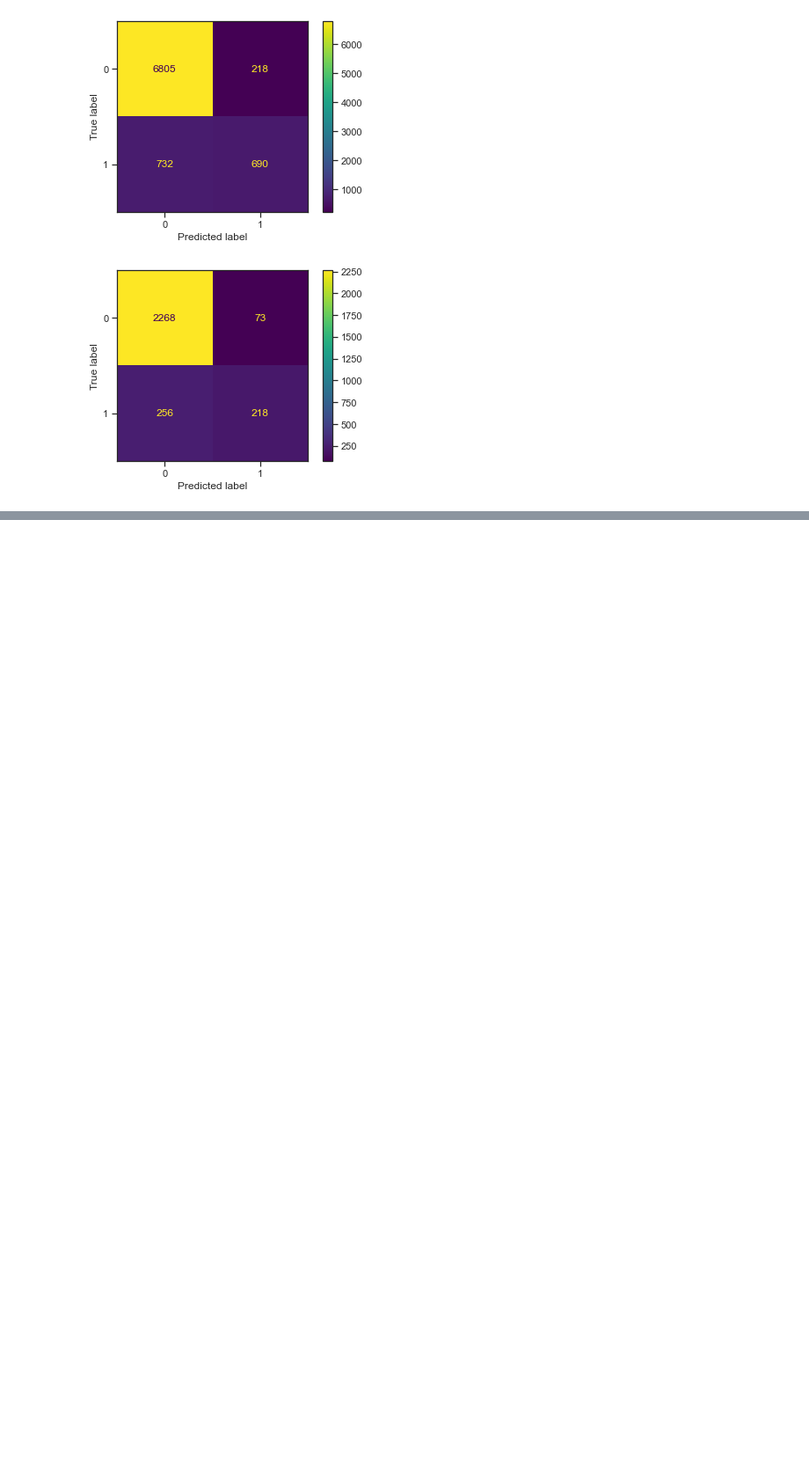
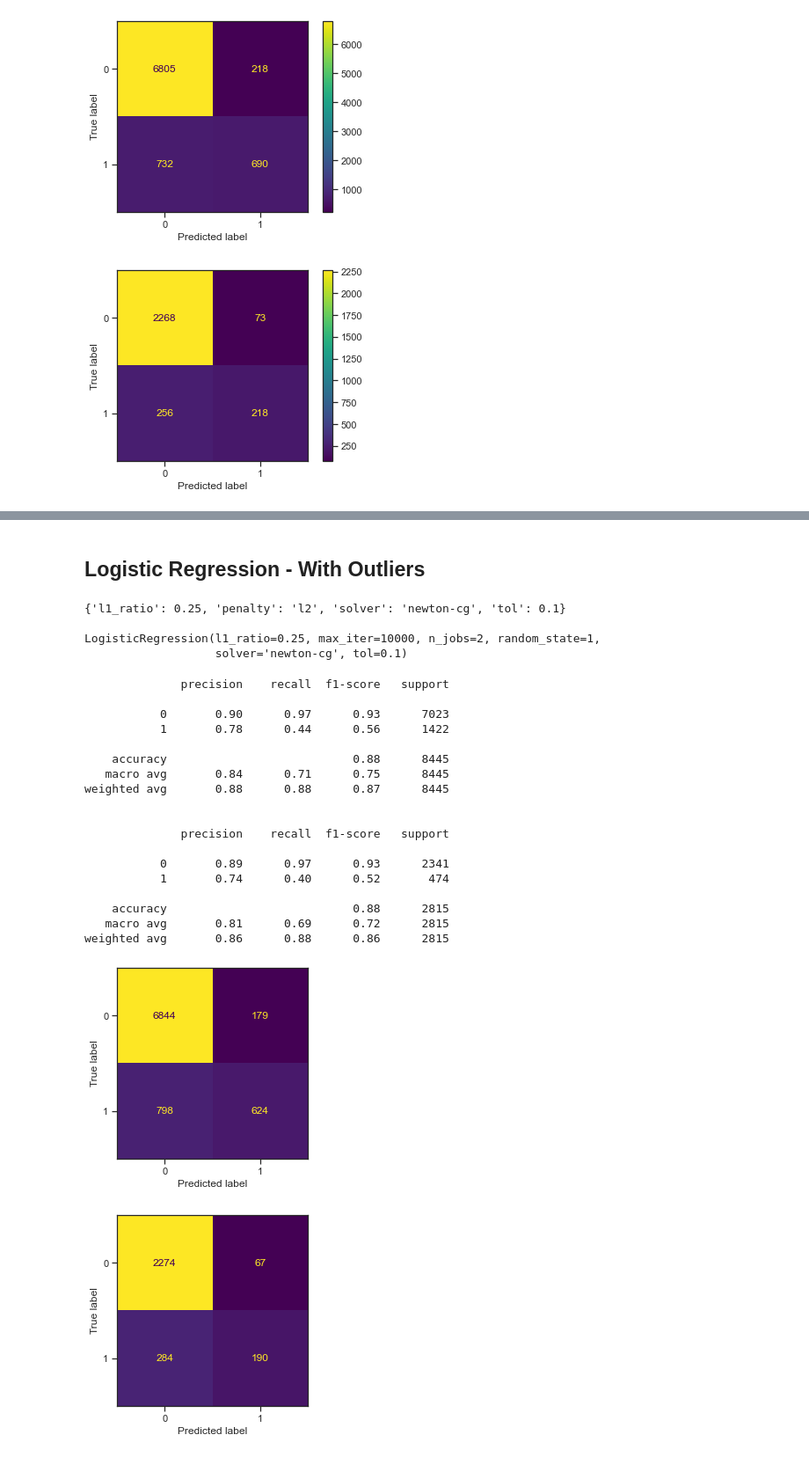
Before and after one commit to sainadh6414/datascience, a Jupyter notebook: _11_Capstone/Sai_Komaravolu_PN2.ipynb, the cells around one changed output, grey strips where cells are left out. Shown at 88% size. Saved outputs shown, nothing was run; the diff lists cells and outputs as text; code cells hidden in the pictures; blank space fills up the shorter version.

```diff
--- a/_11_Capstone/Sai_Komaravolu_PN2.ipynb
+++ b/_11_Capstone/Sai_Komaravolu_PN2.ipynb
@@ -1548,0 +1465,63 @@ print(classification_report(y_test, ytest_predict),'\n');
+# %% [markdown]
+## Logistic Regression - With Outliers
+# %%
+from sklearn.model_selection import train_test_split,GridSearchCV
+from sklearn.linear_model import LogisticRegression
+
+grid={'penalty':['l2','none','l1','elasticnet'],
+      'solver':['sag','lbfgs','saga','newton-cg','liblinear'],
+      'tol':[0.1, 0.01, 0.001], # 0.1, 0.01,0.001,
+     'l1_ratio':[0.25,0.5,0.75]} #'max_iter':[100,1000,10000]
+
+model = LogisticRegression(max_iter=10000,n_jobs=2,random_state=1)
+
+grid_search = GridSearchCV(estimator = model, param_grid = grid, cv = 3,n_jobs=-1,scoring='f1')
+
+grid_search.fit(X_train, y_train)
+
+print(grid_search.best_params_,'\n')
+print(grid_search.best_estimator_)
+# %% [output]
+{'l1_ratio': 0.25, 'penalty': 'l2', 'solver': 'newton-cg', 'tol': 0.1}
+
+LogisticRegression(l1_ratio=0.25, max_iter=10000, n_jobs=2, random_state=1,
+                   solver='newton-cg', tol=0.1)
+# %%
+best_model = LogisticRegression(max_iter=10000,n_jobs=2,random_state=1,
+                               l1_ratio=0.25,penalty='l2',
+                               solver='newton-cg', tol=0.1)
+
+best_model.fit(X_train,y_train)
+
+
+ytrain_predict = best_model.predict(X_train)
+ytest_predict = best_model.predict(X_test)
+
+## Confusion matrix on the training data
+plot_confusion_matrix(best_model,X_train,y_train, colorbar=False)
+print(classification_report(y_train, ytrain_predict),'\n')
+
+## Confusion matrix on the test data
+plot_confusion_matrix(best_model,X_test,y_test, colorbar=False)
+print(classification_report(y_test, ytest_predict),'\n');
+# %% [output]
+              precision    recall  f1-score   support
+
+           0       0.90      0.97      0.93      7023
+           1       0.78      0.44      0.56      1422
+
+    accuracy                           0.88      8445
+   macro avg       0.84      0.71      0.75      8445
+weighted avg       0.88      0.88      0.87      8445
+
+
+              precision    recall  f1-score   support
+
+           0       0.89      0.97      0.93      2341
+           1       0.74      0.40      0.52       474
+
+    accuracy                           0.88      2815
+   macro avg       0.81      0.69      0.72      2815
+weighted avg       0.86      0.88      0.86      2815
+[figure, added]
+[figure, added]
```
Also changed, not shown: parts of 84 cells of this notebook, 5 other files.
